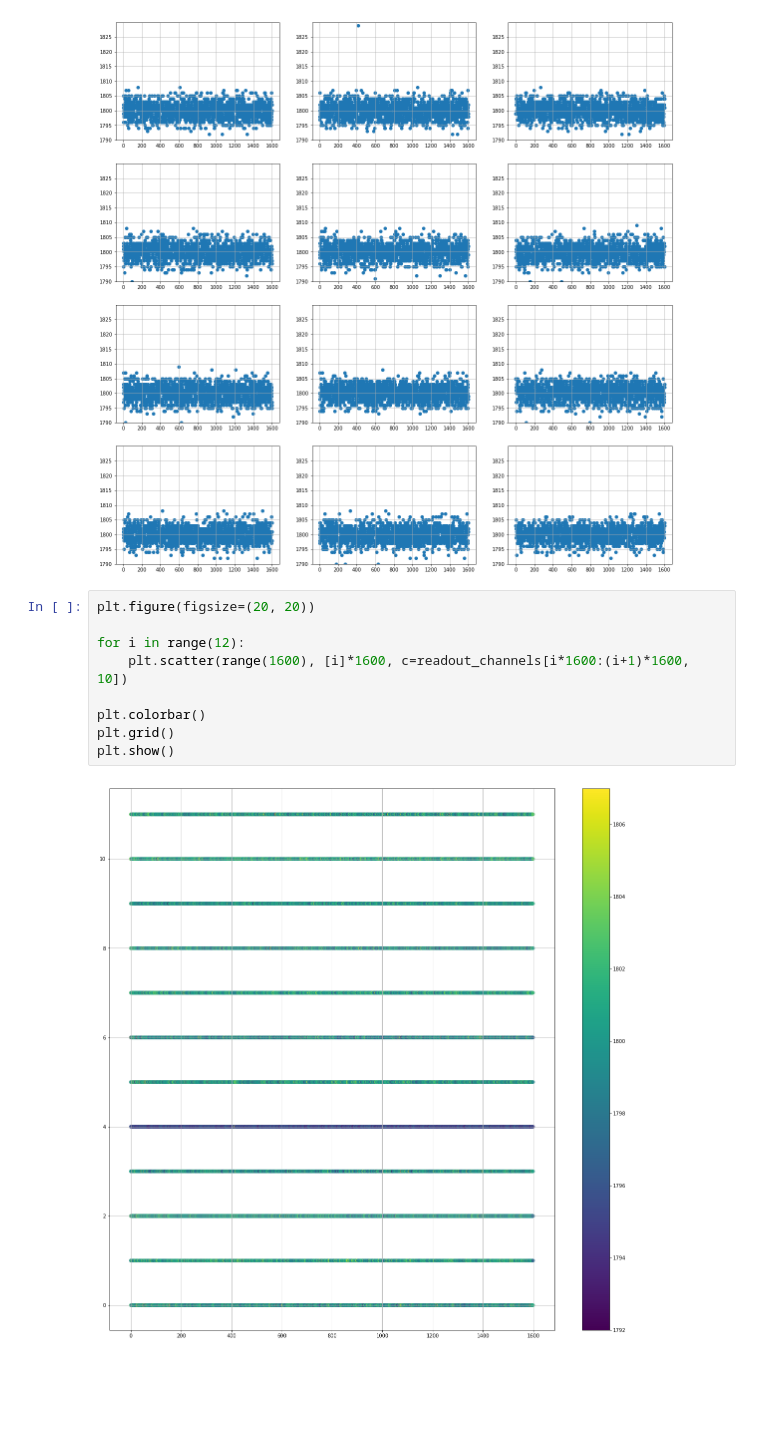
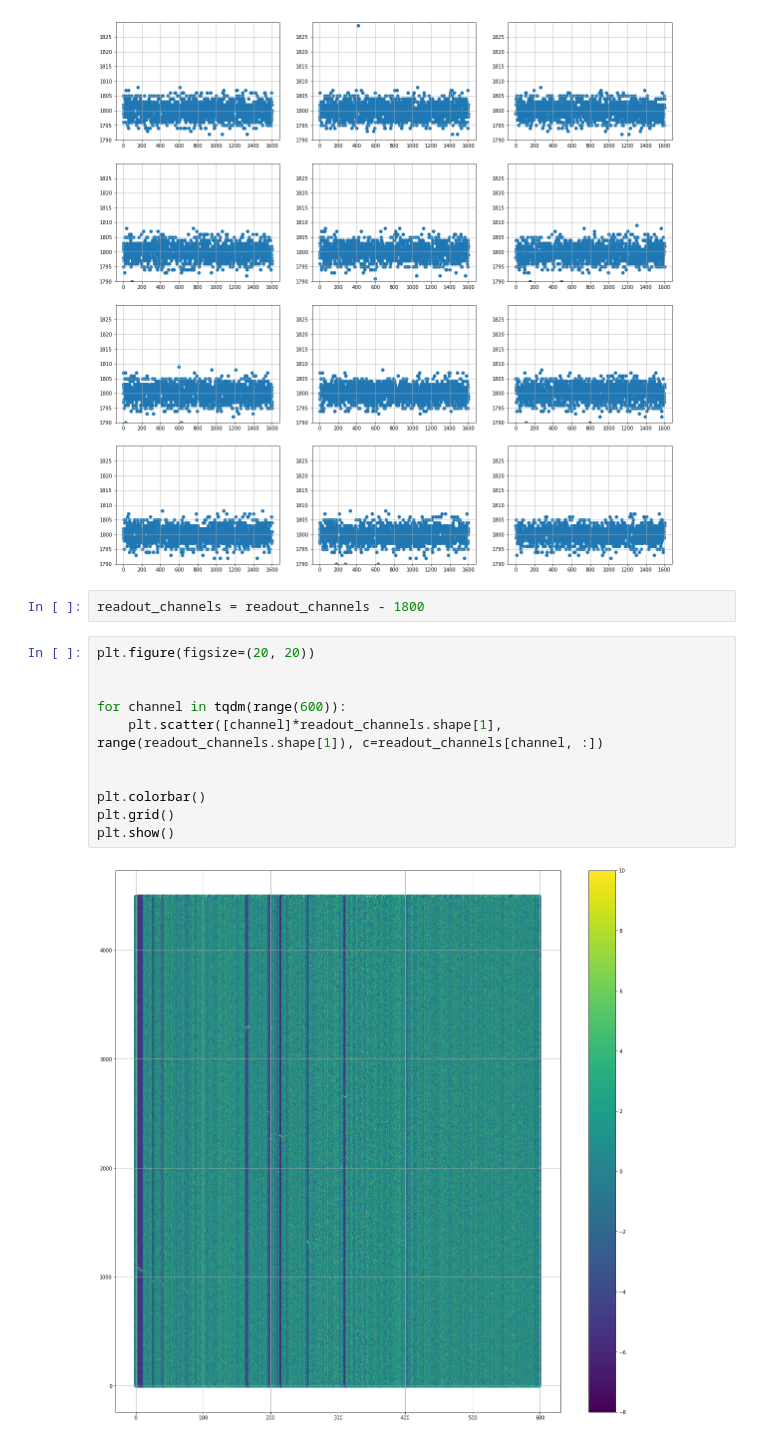
Before and after one commit to MaximArtemev/DUNE, a Jupyter notebook: Research/exploration.ipynb, the cells around one changed output. Cells and saved outputs as stored; diff of their text form; blank space fills up the shorter version.

```diff
--- a/Research/exploration.ipynb
+++ b/Research/exploration.ipynb
@@ -99,14 +99,18 @@ for i in range(12):
 plt.show()
 # %% [output]
 [figure]
+# %%
+readout_channels = readout_channels - 1800
 # %%
 plt.figure(figsize=(20, 20))
 
-for i in range(12):
-    plt.scatter(range(1600), [i]*1600, c=readout_channels[i*1600:(i+1)*1600, 10])
+
+for channel in tqdm(range(600)):
+    plt.scatter([channel]*readout_channels.shape[1], range(readout_channels.shape[1]), c=readout_channels[channel, :])
+
 
 plt.colorbar()
 plt.grid()
 plt.show()
 # %% [output]
-[figure, old version]
+[figure, new version]
```
Also changed, not shown: parts of 9 cells of this notebook, 3 other files.
